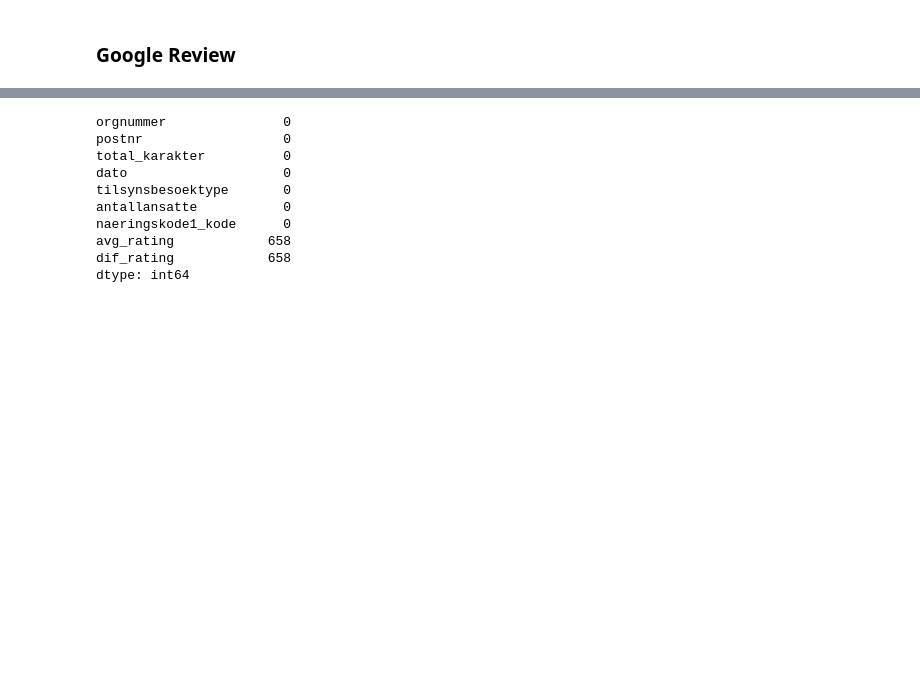
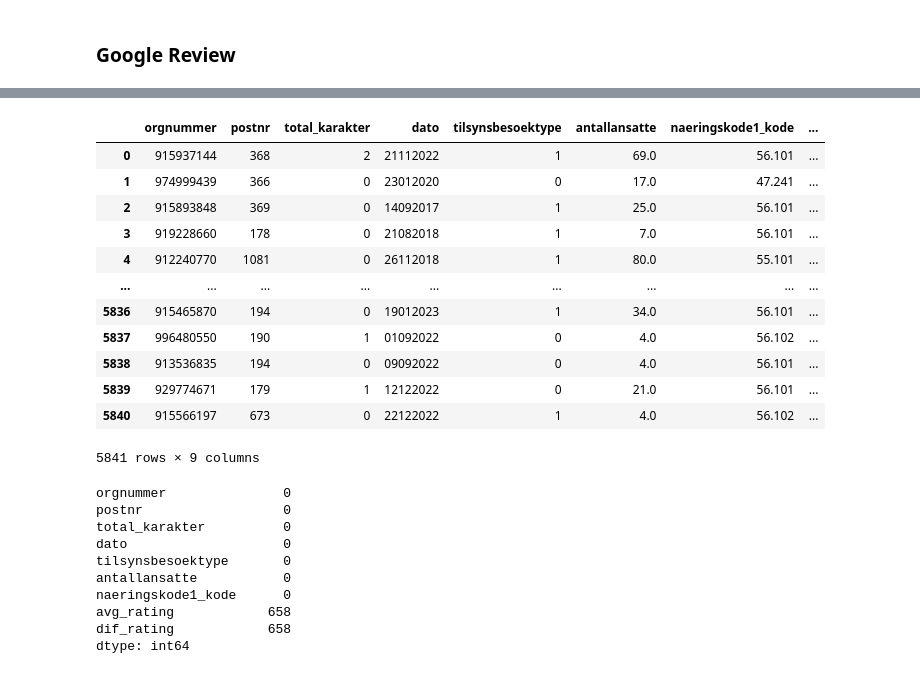
Before and after one commit to drimepal/gradprojectgrp3, a Jupyter notebook: ML/ml_testing.ipynb, the cells around one changed output, grey strips where cells are left out. Drawn from its saved outputs; the diff is of its cells as text; code cells hidden in the pictures; blank space fills up the shorter version.

```diff
--- a/ML/ml_testing.ipynb
+++ b/ML/ml_testing.ipynb
@@ -55,4 +72,20 @@ avg_df['avg_rating'] = avg_df.pop('individual_rating')
 # %%
-df_test = pd.merge(df_sql_mat, avg_df, how='left', on='orgnummer')
-df_test = pd.merge(df_test, min_max_df, how='left', on='orgnummer')
+df = pd.merge(df_sql_mat, avg_df, how='left', on='orgnummer')
+df = pd.merge(df, min_max_df, how='left', on='orgnummer')
+# %%
+df
+# %% [output]
+|  | orgnummer | postnr | total_karakter | dato | tilsynsbesoektype | antallansatte | naeringskode1_kode | ... |
+| 0 | 915937144 | 368 | 2 | 21112022 | 1 | 69.0 | 56.101 | ... |
+| 1 | 974999439 | 366 | 0 | 23012020 | 0 | 17.0 | 47.241 | ... |
+| 2 | 915893848 | 369 | 0 | 14092017 | 1 | 25.0 | 56.101 | ... |
+| 3 | 919228660 | 178 | 0 | 21082018 | 1 | 7.0 | 56.101 | ... |
+| 4 | 912240770 | 1081 | 0 | 26112018 | 1 | 80.0 | 55.101 | ... |
+| ... | ... | ... | ... | ... | ... | ... | ... | ... |
+| 5836 | 915465870 | 194 | 0 | 19012023 | 1 | 34.0 | 56.101 | ... |
+| 5837 | 996480550 | 190 | 1 | 01092022 | 0 | 4.0 | 56.102 | ... |
+| 5838 | 913536835 | 194 | 0 | 09092022 | 0 | 4.0 | 56.101 | ... |
+| 5839 | 929774671 | 179 | 1 | 12122022 | 0 | 21.0 | 56.101 | ... |
+| 5840 | 915566197 | 673 | 0 | 22122022 | 1 | 4.0 | 56.102 | ... |
+5841 rows × 9 columns
 # %%
```
Also changed, not shown: parts of 28 cells of this notebook.
